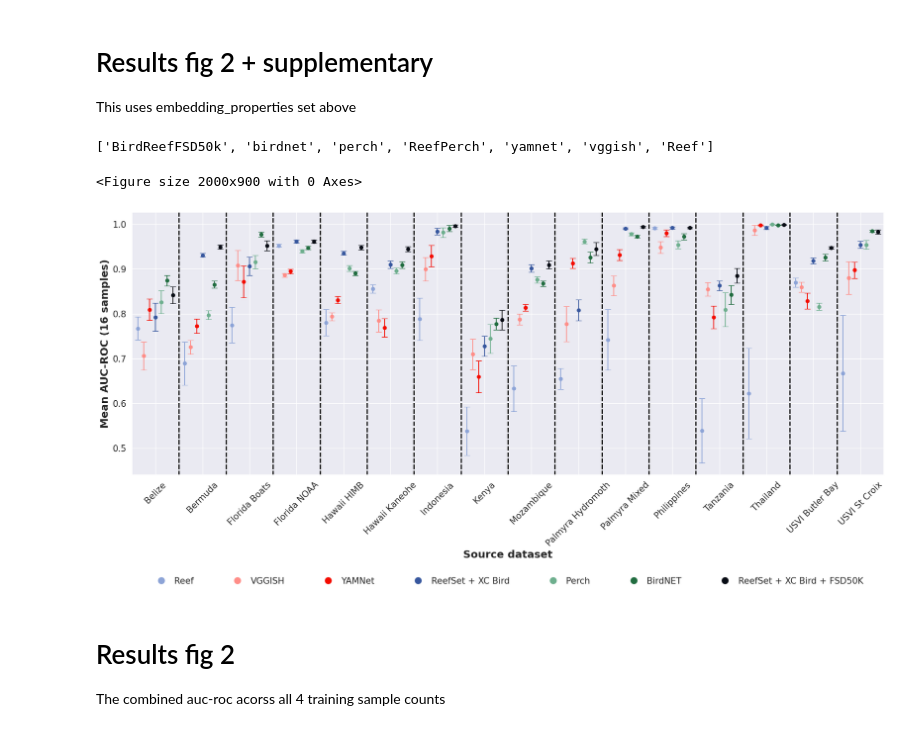
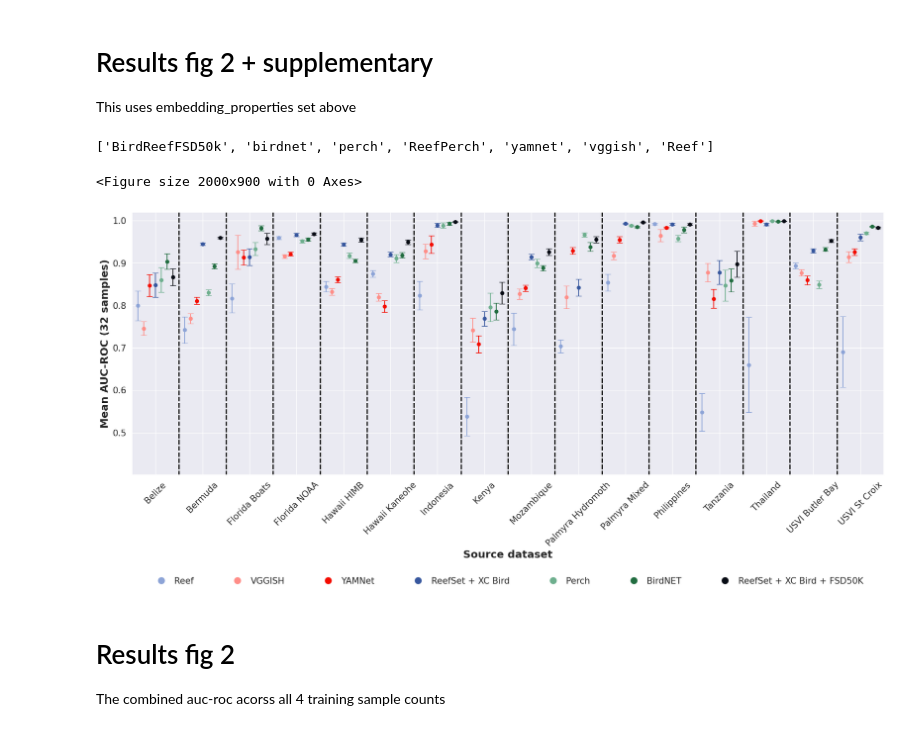
Before and after one commit to BenUCL/surfperch, a Jupyter notebook: manuscript-additions/figures.ipynb, the cells around one changed output. Drawn from its saved outputs; the diff is of its cells as text; code cells hidden in the pictures.

```diff
--- a/manuscript-additions/figures.ipynb
+++ b/manuscript-additions/figures.ipynb
@@ -447,7 +563,8 @@ def plot_results_by_region(results, embeddings_to_plot, embedding_properties, ex
                 plt.axvline(x=line_pos, color='black', linestyle='--', linewidth=2)
 
     plt.xticks([i for i, _ in enumerate(regions)], regions, rotation=45, fontsize=15)
-    plt.yticks(fontsize=15)
+    y_ticks = np.arange(0.5, 1.1, 0.1)
+    plt.yticks(y_ticks, [f"{tick:.1f}" for tick in y_ticks], fontsize=15)
     plt.ylabel(f"Mean AUC-ROC ({example_per_class_filter} samples)", fontsize=18, fontweight='bold')
     plt.xlabel("Source dataset", fontsize=18, fontweight='bold')
 
@@ -457,32 +574,34 @@ def plot_results_by_region(results, embeddings_to_plot, embedding_properties, ex
     handles, mapped_labels = handles[::-1], mapped_labels[::-1]
 
     # Modify the creation of custom_legend_handles to remove the black outline
     custom_legend_handles = [Line2D([0], [0], marker='o', color='none', label=label,
                                     markerfacecolor=color, markeredgecolor='none', markersize=12)  # Set markeredgecolor to 'none'
                             for color, label in zip([embedding_properties[emb]['color'] for emb in sorted_models[::-1]],
                                                     [embedding_properties[emb]['name'] for emb in sorted_models[::-1]])]
 
     # Then, use these handles when creating the legend
     legend = plt.legend(custom_legend_handles, mapped_labels, loc='lower center', bbox_to_anchor=(0.5, -0.45),
                         ncol=len(custom_legend_handles), handletextpad=0.5, columnspacing=4,
                         frameon=False, fontsize=15)
 
     # The rest of your plotting code remains unchanged
     plt.setp(legend.get_title(), fontsize='large')  # If you want to adjust the legend title size
 
     # Adjust the x-axis limits to reduce blank space
     plt.xlim(min_pos - (model_spacing + 0.25), max_pos + (model_spacing + 0.25))
+    plt.ylim(0.4, 1.02)
+
 
     plt.tight_layout()
     plt.show()
 
 
 
 # Example usage
-example_per_class_filter = 16
+example_per_class_filter = 32
 results = load_results(directory, example_per_class_filter)
 plot_results_by_region(results, embeddings_to_plot, embedding_properties, example_per_class_filter, gap_between_regions=1)
 # %% [output]
 ['BirdReefFSD50k', 'birdnet', 'perch', 'ReefPerch', 'yamnet', 'vggish', 'Reef']
 <Figure size 2000x900 with 0 Axes>
-[figure, old version]
+[figure, new version]
```
Also changed, not shown: parts of 9 cells of this notebook.
